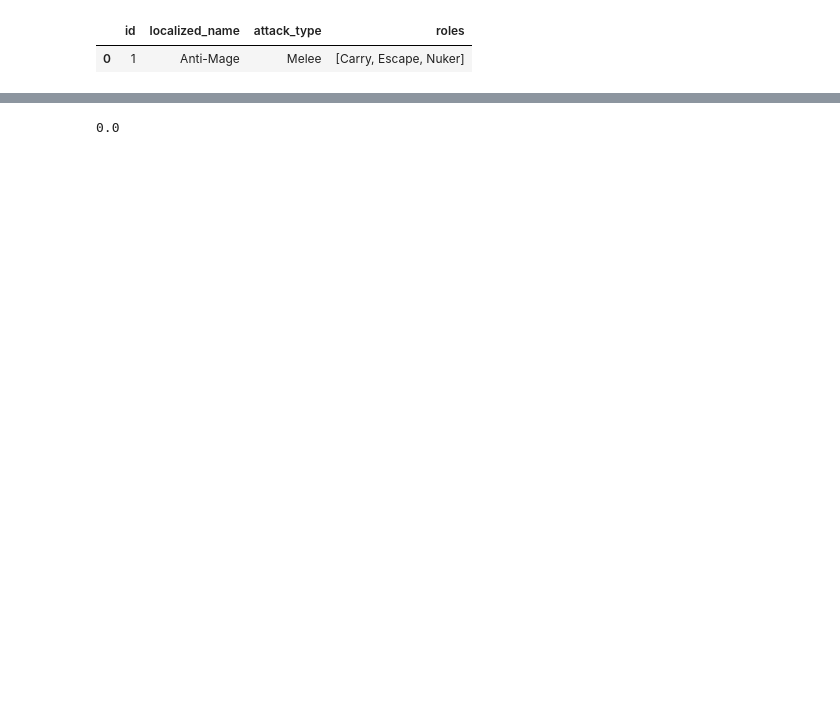
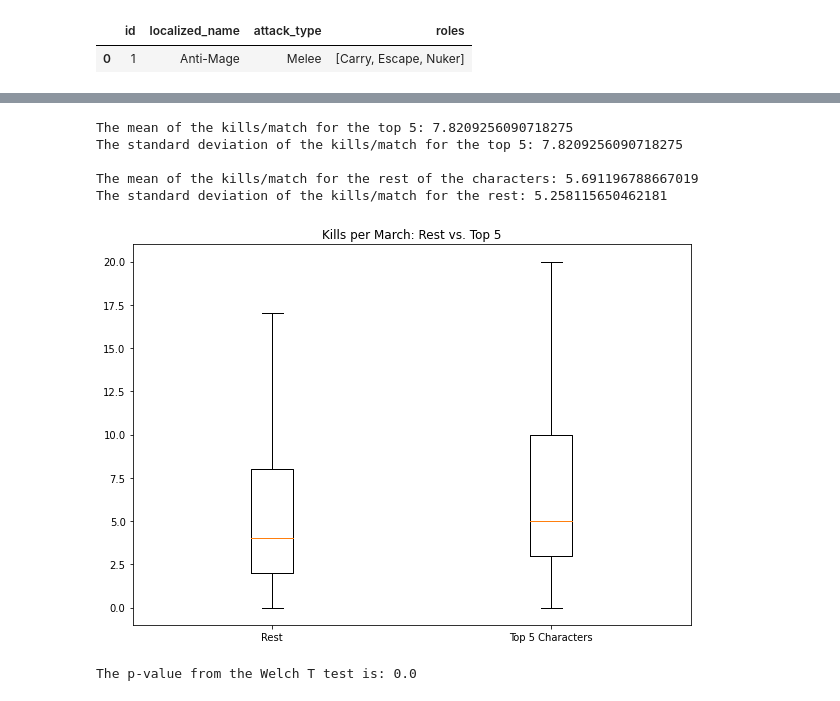
Before and after one commit to anotherjonlee/dotalytics, a Jupyter notebook: EDA.ipynb, the cells around one changed output, grey strips where cells are left out. Cells and saved outputs as stored; diff of their text form; code cells hidden in the pictures; blank space fills up the shorter version.

```diff
--- a/EDA.ipynb
+++ b/EDA.ipynb
@@ -361,10 +145,0 @@ plt.show()
-# %%
-def subset_by_iqr(df,col):
-
-    q1 = df[col].quantile(0.25)
-    q3 = df[col].quantile(0.75)
-    iqr = q3 - q1
-
-    filt_condition = (df[col] >= q1 - 1.5 * iqr) & (df[col] <= q3 + 1.5 * iqr)
-
-    return df[filt_condition][col]
@@ -421,5 +163,37 @@ Name: kills, dtype: float64
+# %%
+rest_processed = subset_by_iqr(df_rest,'kills')
+top5_processed = subset_by_iqr(df_top5,'kills')
+
+rest_mean = np.mean(df_rest['kills'])
+top_mean = np.mean(df_top5['kills'])
+
+rest_std = np.std(df_rest['kills'])
+top_std = np.std(df_top5['kills'])
+
+plt,ax = plt.subplots(1, figsize = (10,7))
+
+ax.boxplot([rest_processed,top5_processed])
+
+ax.set_xticks([1,2])
+ax.set_xticklabels(["Rest","Top 5 Characters"])
+ax.set_title("Kills per March: Rest vs. Top 5" )
+
+plt.show()
+
+print(f'The mean of the kills/match for the top 5: {top_mean}')
+print(f'The standard deviation of the kills/match for the top 5: {top_mean}')
+print()
+print(f'The mean of the kills/match for the rest of the characters: {rest_mean}')
+print(f'The standard deviation of the kills/match for the rest: {rest_std}')
+# %% [output]
+The mean of the kills/match for the top 5: 7.8209256090718275
+The standard deviation of the kills/match for the top 5: 7.8209256090718275
+
+The mean of the kills/match for the rest of the characters: 5.691196788667019
+The standard deviation of the kills/match for the rest: 5.258115650462181
+[figure, added]
 # %%
-stats,pval = stats.ttest_ind(df_full['kills'],df_top5['kills'],equal_var=False)
-print(pval)
+stats, pval = stats.ttest_ind(df_top5['kills'],df_rest['kills'],equal_var=False)
+print(f'The p-value from the Welch T test is: {pval}')
 # %% [output]
-0.0
+The p-value from the Welch T test is: 0.0
```
Also changed, not shown: parts of 65 cells of this notebook, 5 other files.
